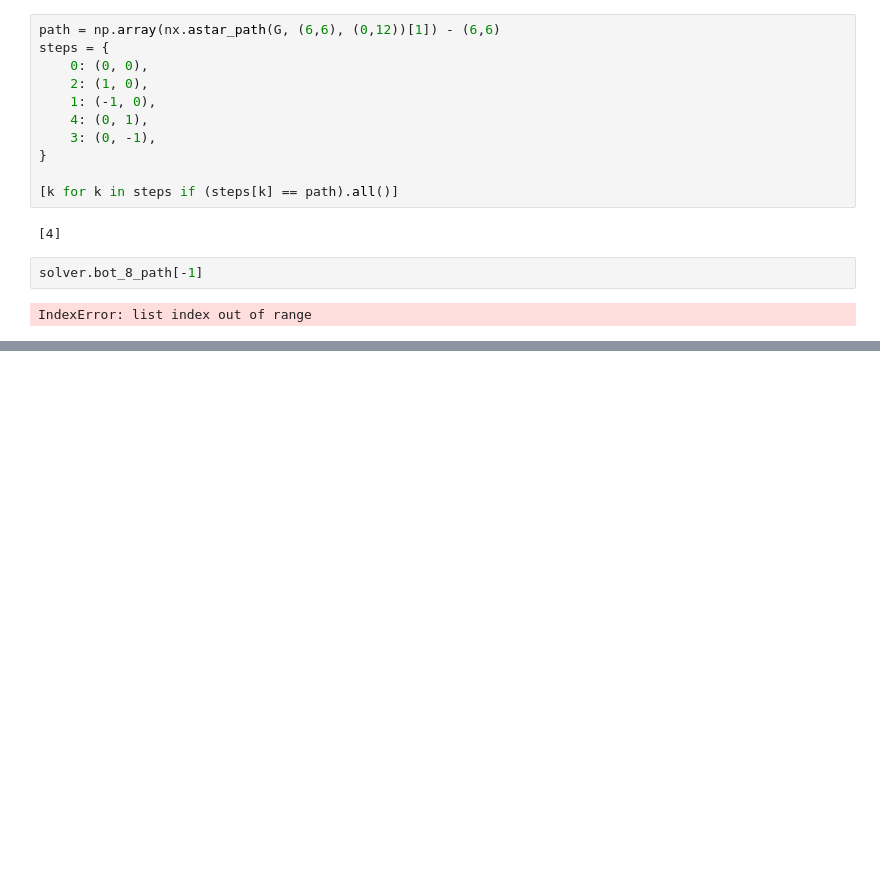
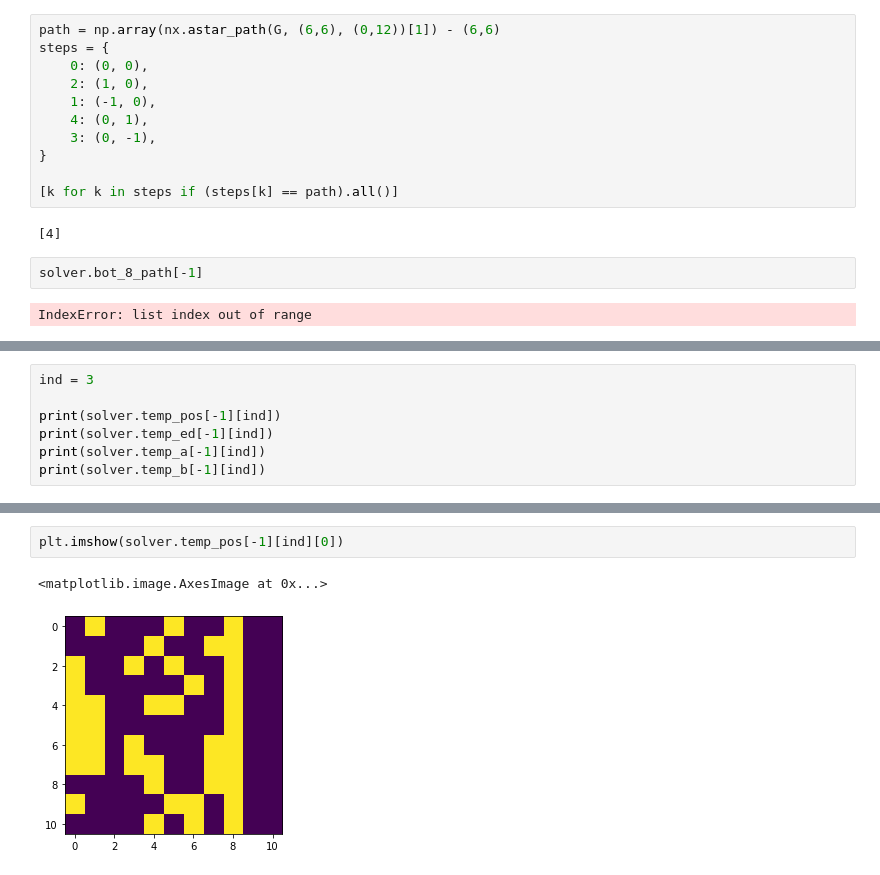
Before and after one commit to Maximgitman/wall-e-robot, a Jupyter notebook: test.ipynb, the cells around one changed output, grey strips where cells are left out. Saved outputs shown, nothing was run; the diff lists cells and outputs as text; blank space fills up the shorter version.

```diff
--- a/test.ipynb
+++ b/test.ipynb
@@ -328,0 +688,7 @@ IndexError: list index out of range
+# %%
+ind = 3
+
+print(solver.temp_pos[-1][ind])
+print(solver.temp_ed[-1][ind])
+print(solver.temp_a[-1][ind])
+print(solver.temp_b[-1][ind])
@@ -328,0 +713,5 @@ IndexError: list index out of range
+# %%
+plt.imshow(solver.temp_pos[-1][ind][0])
+# %% [output]
+<matplotlib.image.AxesImage at 0x...>
+[figure, added]
```
Also changed, not shown: parts of 8 cells of this notebook, 2 other files.
